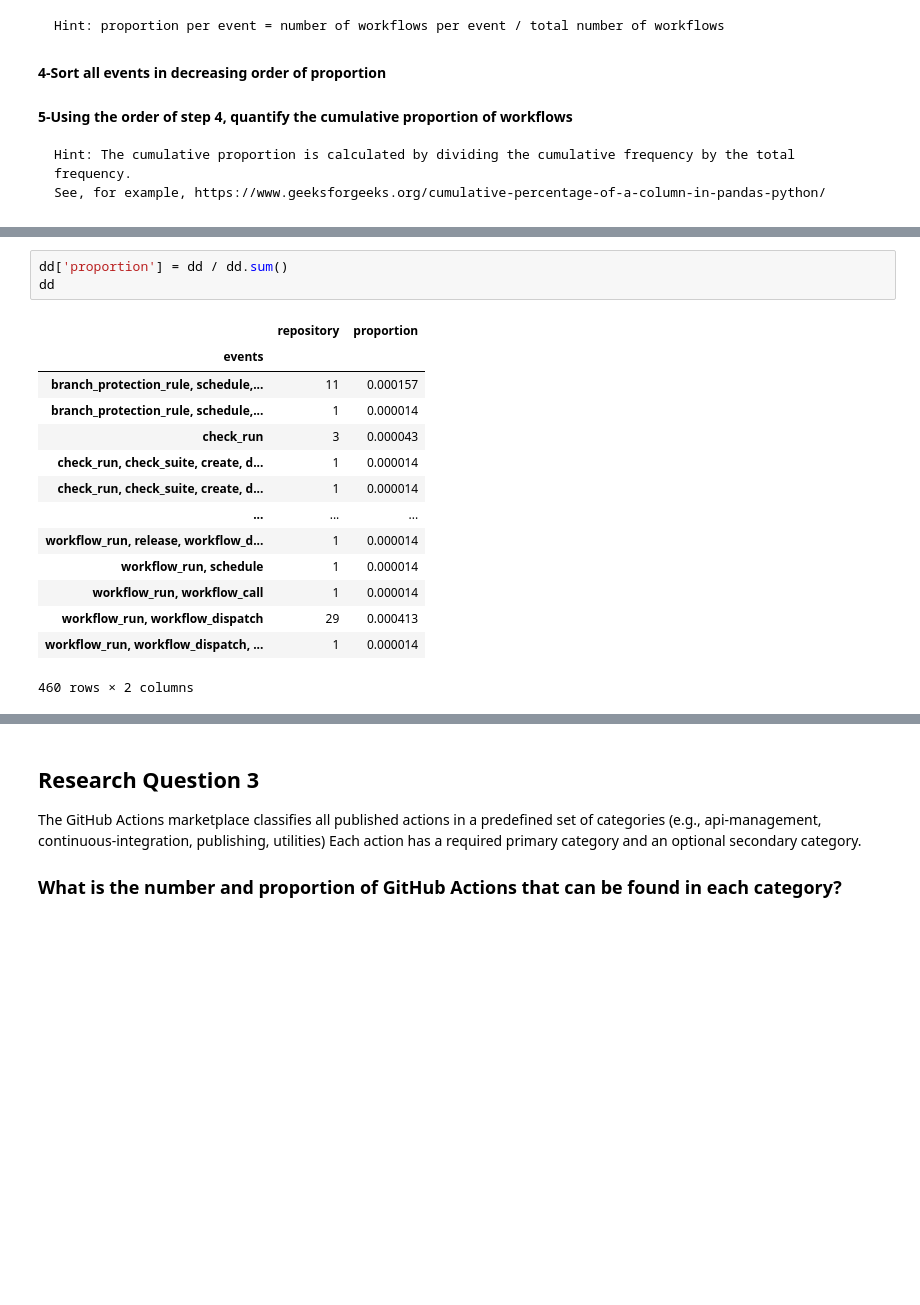
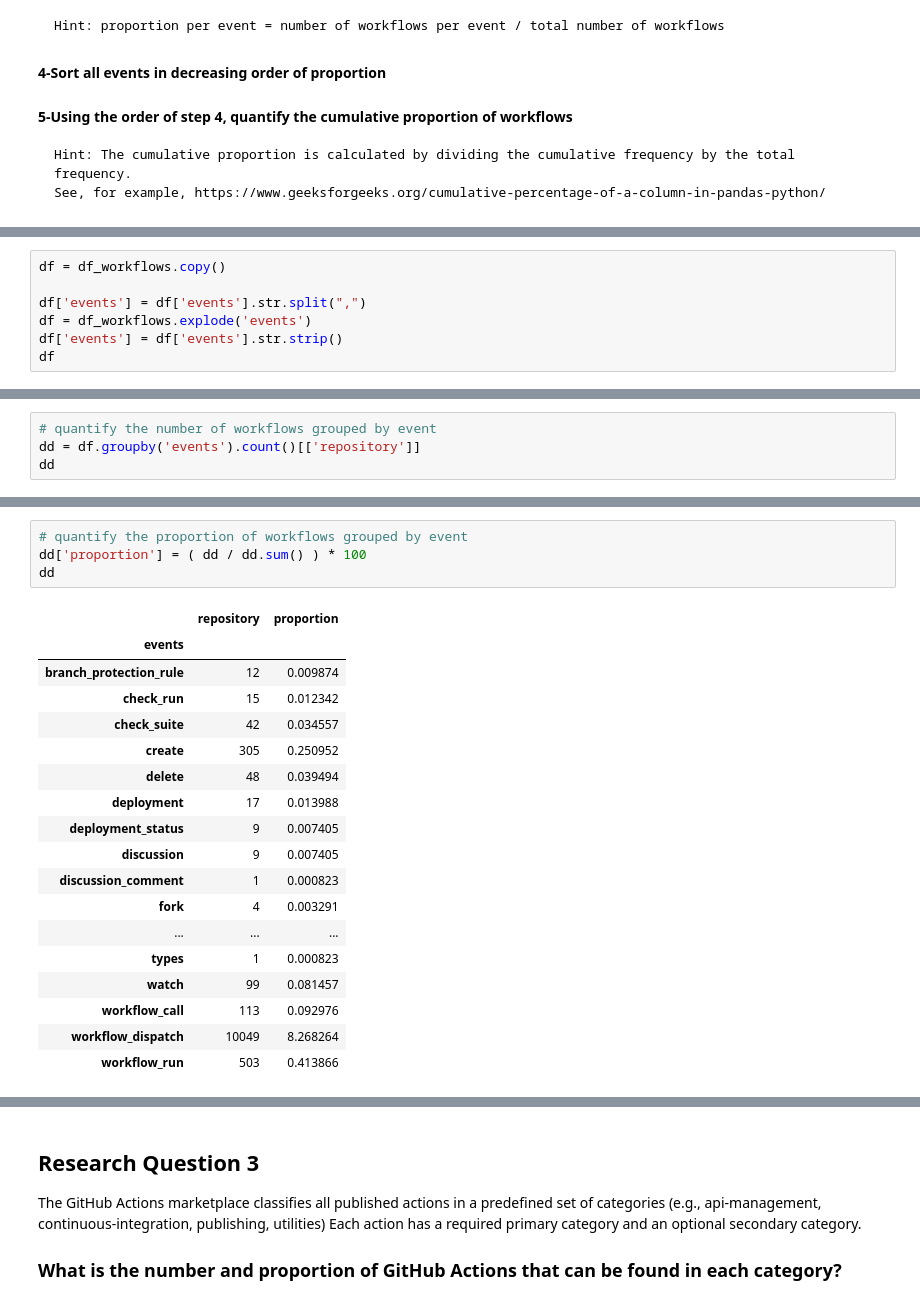
Before and after one commit to Randi-Dcht/umons_softwareEvolution_tp_3, a Jupyter notebook: notebooks/questions.ipynb, the cells around one changed output, grey strips where cells are left out. Saved outputs shown, nothing was run; the diff lists cells and outputs as text; blank space fills up the shorter version.

```diff
--- a/notebooks/questions.ipynb
+++ b/notebooks/questions.ipynb
@@ -188,0 +155,7 @@ dd
+# %%
+df = df_workflows.copy()
+
+df['events'] = df['events'].str.split(",")
+df = df_workflows.explode('events')
+df['events'] = df['events'].str.strip()
+df
@@ -188,0 +176,4 @@ dd
+# %%
+# quantify the number of workflows grouped by event
+dd = df.groupby('events').count()[['repository']]
+dd
@@ -189,18 +199,23 @@ dd
 # %%
-dd['proportion'] = dd / dd.sum()
+# quantify the proportion of workflows grouped by event
+dd['proportion'] = ( dd / dd.sum() ) * 100
 dd
 # %% [output]
 |  | repository | proportion |
 | events |  |  |
-| branch_protection_rule, schedule,... | 11 | 0.000157 |
-| branch_protection_rule, schedule,... | 1 | 0.000014 |
-| check_run | 3 | 0.000043 |
-| check_run, check_suite, create, d... | 1 | 0.000014 |
-| check_run, check_suite, create, d... | 1 | 0.000014 |
+| branch_protection_rule | 12 | 0.009874 |
+| check_run | 15 | 0.012342 |
+| check_suite | 42 | 0.034557 |
+| create | 305 | 0.250952 |
+| delete | 48 | 0.039494 |
+| deployment | 17 | 0.013988 |
+| deployment_status | 9 | 0.007405 |
+| discussion | 9 | 0.007405 |
+| discussion_comment | 1 | 0.000823 |
+| fork | 4 | 0.003291 |
 | ... | ... | ... |
-| workflow_run, release, workflow_d... | 1 | 0.000014 |
-| workflow_run, schedule | 1 | 0.000014 |
-| workflow_run, workflow_call | 1 | 0.000014 |
-| workflow_run, workflow_dispatch | 29 | 0.000413 |
-| workflow_run, workflow_dispatch, ... | 1 | 0.000014 |
+| types | 1 | 0.000823 |
+| watch | 99 | 0.081457 |
+| workflow_call | 113 | 0.092976 |
+| workflow_dispatch | 10049 | 8.268264 |
+| workflow_run | 503 | 0.413866 |
-460 rows × 2 columns
```
Also changed, not shown: parts of 19 cells of this notebook.
